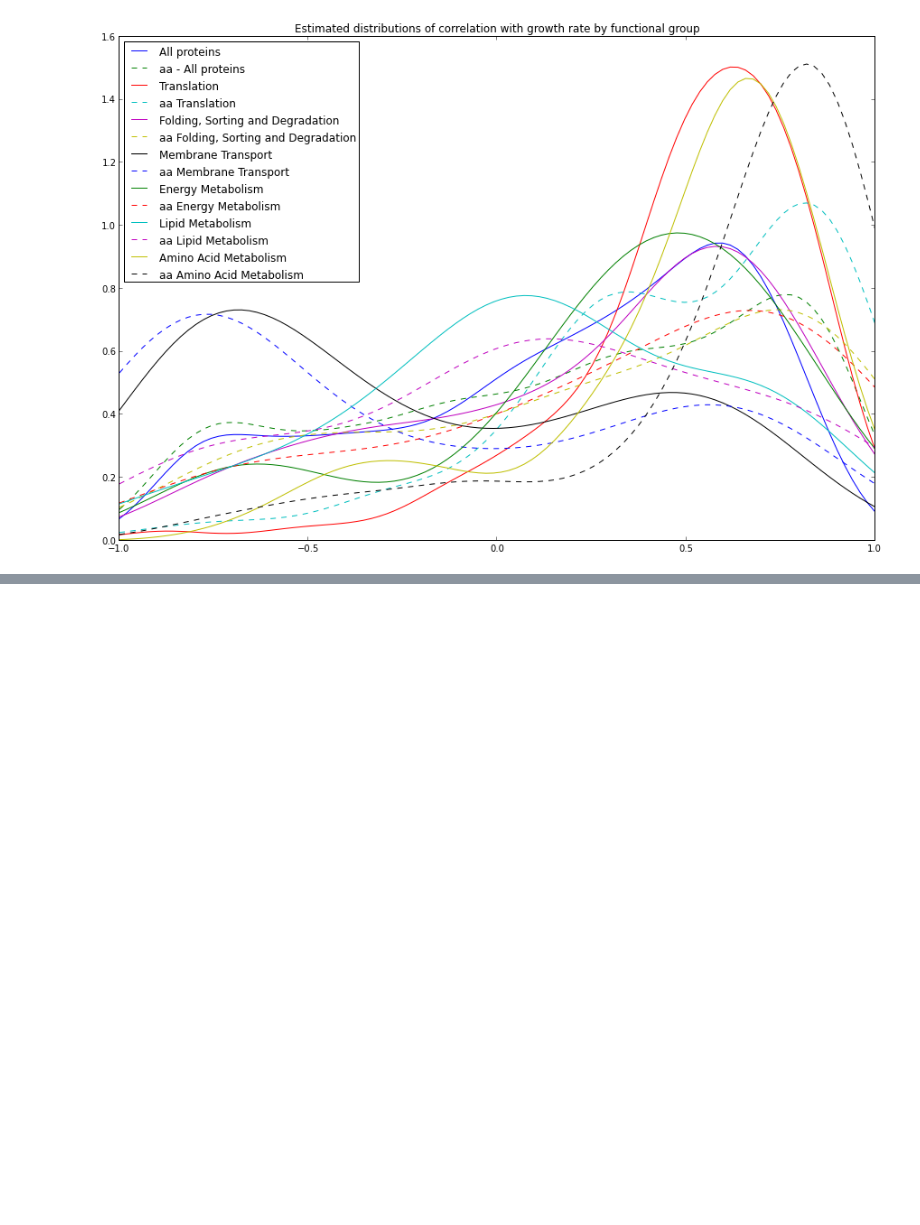
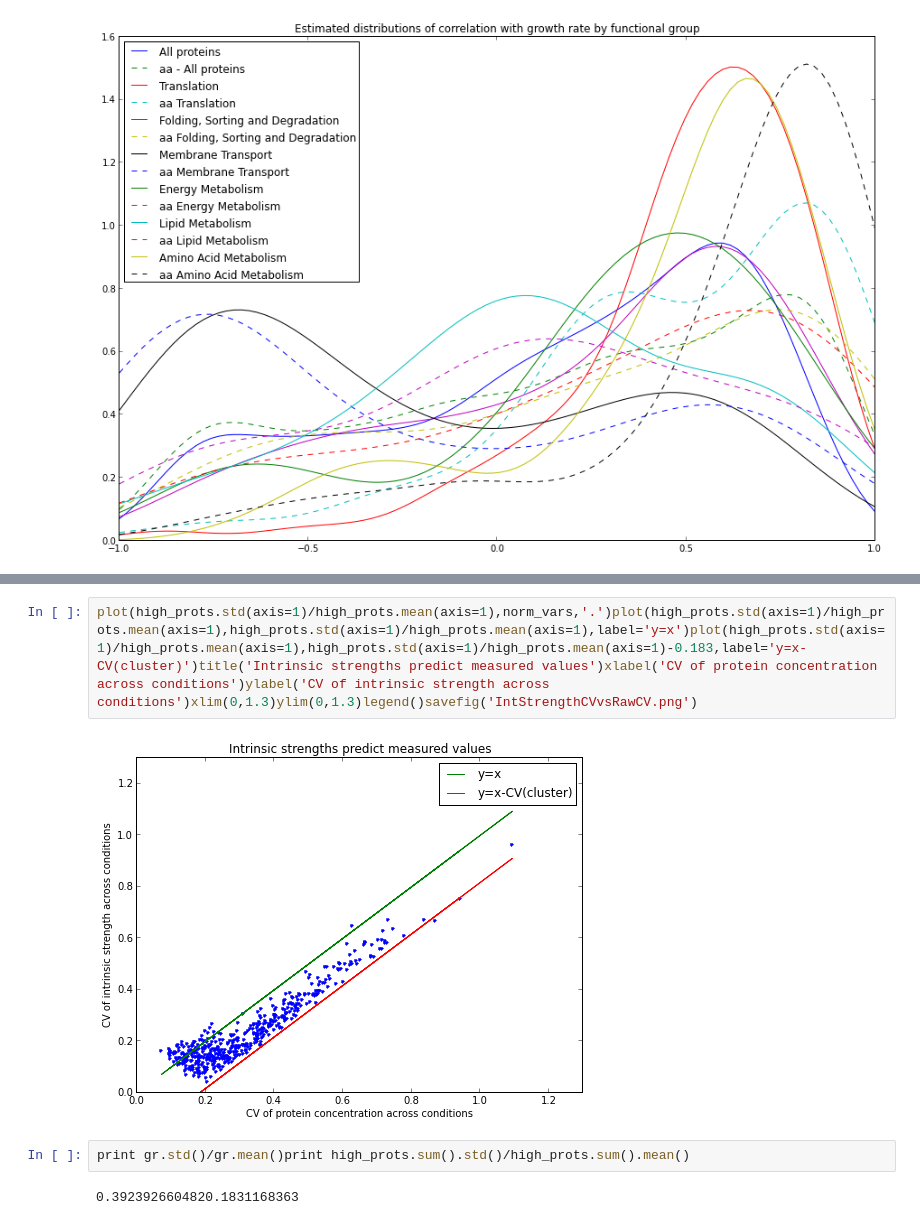
Before and after one commit to uriba/proteome-analysis, a Jupyter notebook: Untitled0.ipynb, the cells around one changed output, grey strips where cells are left out. Drawn from its saved outputs; the diff is of its cells as text; blank space fills up the shorter version.

```diff
--- a/Untitled0.ipynb
+++ b/Untitled0.ipynb
@@ -31,0 +43,8 @@ covs = []catcovs = {}noise = []slopes = []mins = []positive = 0high_correlation_
+# %%
+plot(high_prots.std(axis=1)/high_prots.mean(axis=1),norm_vars,'.')plot(high_prots.std(axis=1)/high_prots.mean(axis=1),high_prots.std(axis=1)/high_prots.mean(axis=1),label='y=x')plot(high_prots.std(axis=1)/high_prots.mean(axis=1),high_prots.std(axis=1)/high_prots.mean(axis=1)-0.183,label='y=x-CV(cluster)')title('Intrinsic strengths predict measured values')xlabel('CV of protein concentration across conditions')ylabel('CV of intrinsic strength across conditions')xlim(0,1.3)ylim(0,1.3)legend()savefig('IntStrengthCVvsRawCV.png')
+# %% [output]
+[figure, added]
+# %%
+print gr.std()/gr.mean()print high_prots.sum().std()/high_prots.sum().mean()
+# %% [output]
+0.3923926604820.1831168363
```
Also changed, not shown: parts of 6 cells of this notebook.
